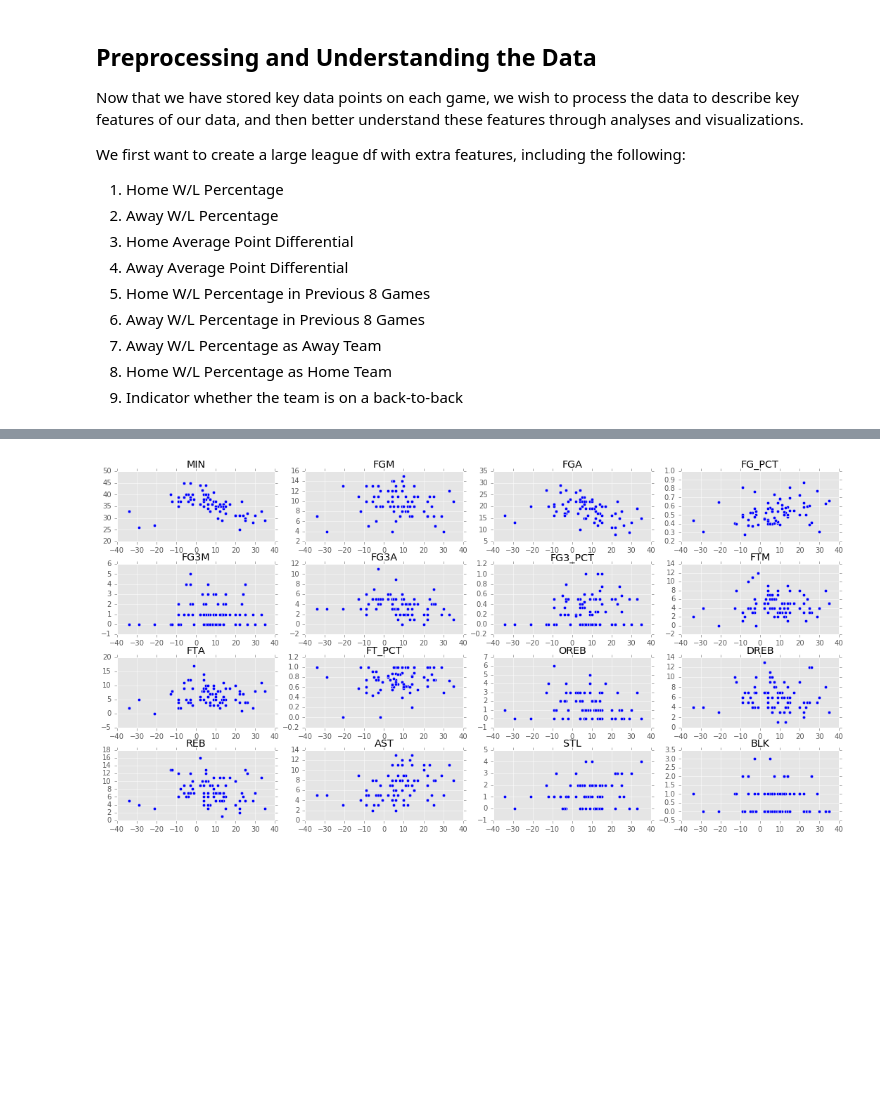
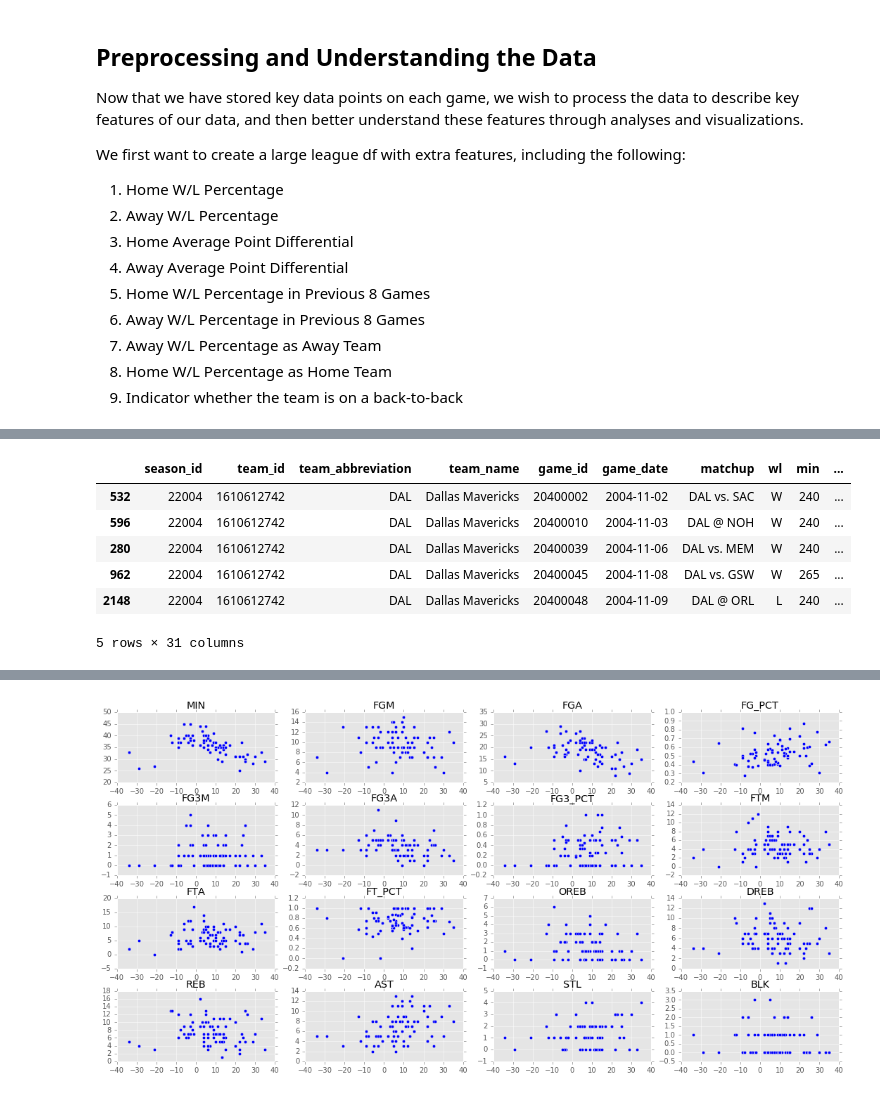
Before and after one commit to nivekgnay/nba-prediction-models, a Jupyter notebook: Midterm_Report.ipynb, the cells around one changed output, grey strips where cells are left out. Drawn from its saved outputs; the diff is of its cells as text; code cells hidden in the pictures; blank space fills up the shorter version.

```diff
--- a/Midterm_Report.ipynb
+++ b/Midterm_Report.ipynb
@@ -427,4 +427,15 @@ league_df.head(10)
 10 rows × 31 columns
+# %%
+new_df1 = league_df.sort_values('game_date')
+new_df1[new_df1["team_abbreviation"] == "DAL"].head()
+# %% [output]
+|  | season_id | team_id | team_abbreviation | team_name | game_id | game_date | matchup | wl | min | ... |
+| 532 | 22004 | 1610612742 | DAL | Dallas Mavericks | 20400002 | 2004-11-02 | DAL vs. SAC | W | 240 | ... |
+| 596 | 22004 | 1610612742 | DAL | Dallas Mavericks | 20400010 | 2004-11-03 | DAL @ NOH | W | 240 | ... |
+| 280 | 22004 | 1610612742 | DAL | Dallas Mavericks | 20400039 | 2004-11-06 | DAL vs. MEM | W | 240 | ... |
+| 962 | 22004 | 1610612742 | DAL | Dallas Mavericks | 20400045 | 2004-11-08 | DAL vs. GSW | W | 265 | ... |
+| 2148 | 22004 | 1610612742 | DAL | Dallas Mavericks | 20400048 | 2004-11-09 | DAL @ ORL | L | 240 | ... |
+5 rows × 31 columns
 # %%
 def add_extra_features(league_df):
     """ Given a dataframe league_df, returns a new df containing extra columns for each new feature
```
Also changed, not shown: parts of 10 cells of this notebook, 3 other files.
